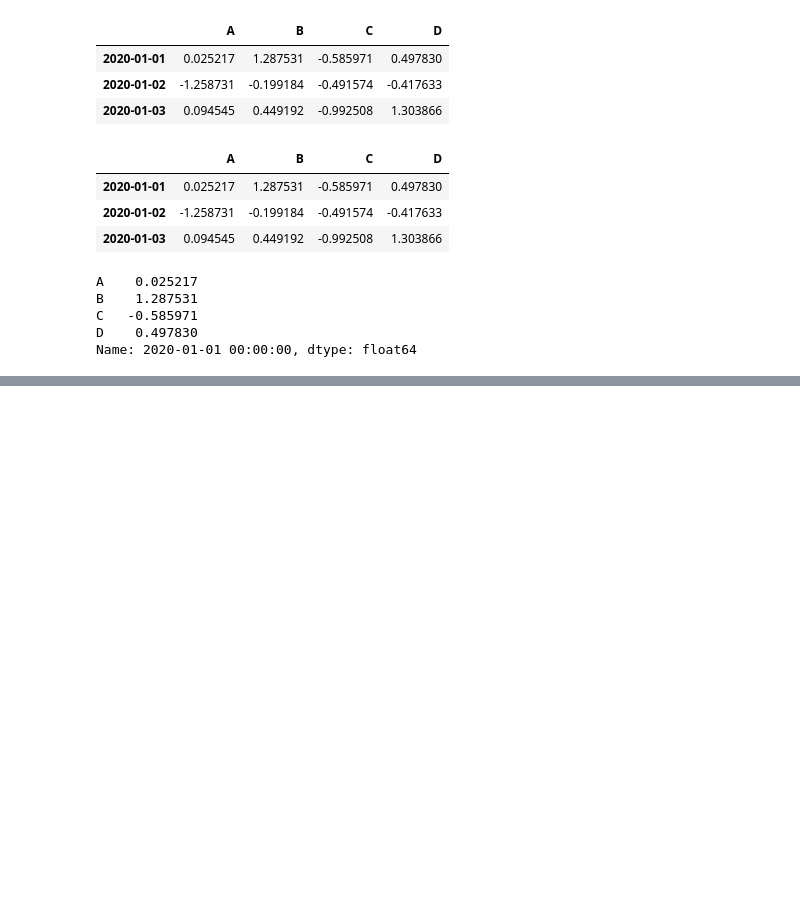
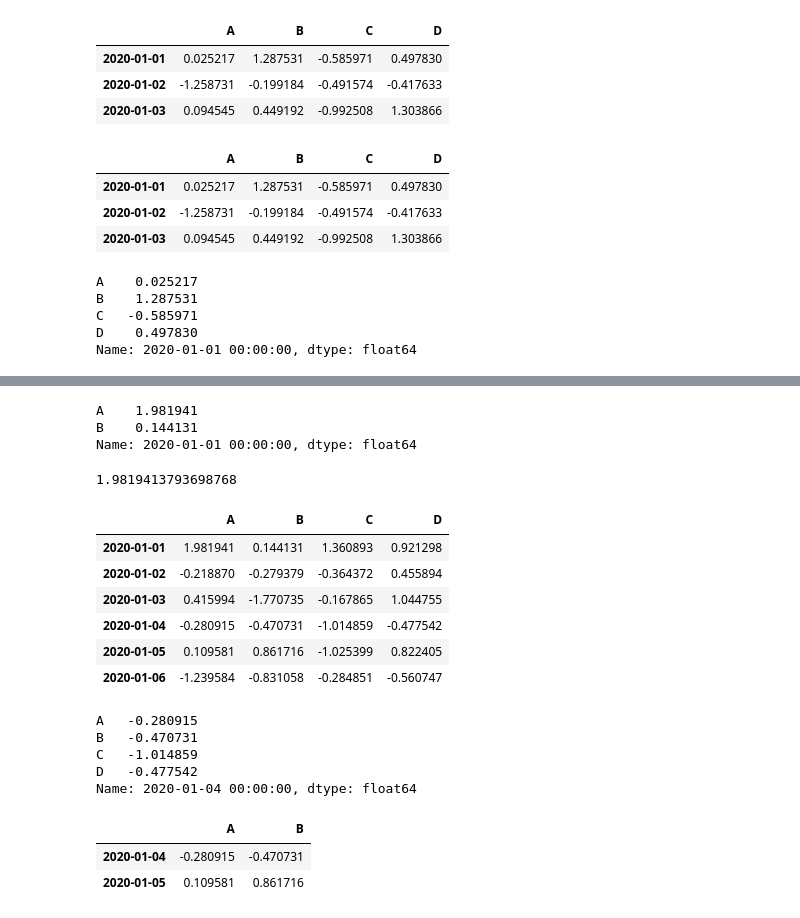
Before and after one commit to mattew8/Pandas_with_jupyter, a Jupyter notebook: pandas 기초.ipynb, the cells around one changed output, grey strips where cells are left out. Cells and saved outputs as stored; diff of their text form; code cells hidden in the pictures; blank space fills up the shorter version.

```diff
--- a/pandas 기초.ipynb
+++ b/pandas 기초.ipynb
@@ -177,0 +178,40 @@ df.loc[:,['A','B']]
+# %%
+df.loc['20200101',['A','B']]
+# 단일 차원 객체 반환
+# %% [output]
+A    1.981941
+B    0.144131
+Name: 2020-01-01 00:00:00, dtype: float64
+# %%
+df.loc[dates[0],'A']
+# 스칼라값(하나의 값인듯)
+# = df.at[dates[0],'A'] (<- 더 빠른 연산 O)
+# %% [output]
+1.9819413793698768
+# %%
+df
+# %% [output]
+|  | A | B | C | D |
+| 2020-01-01 | 1.981941 | 0.144131 | 1.360893 | 0.921298 |
+| 2020-01-02 | -0.218870 | -0.279379 | -0.364372 | 0.455894 |
+| 2020-01-03 | 0.415994 | -1.770735 | -0.167865 | 1.044755 |
+| 2020-01-04 | -0.280915 | -0.470731 | -1.014859 | -0.477542 |
+| 2020-01-05 | 0.109581 | 0.861716 | -1.025399 | 0.822405 |
+| 2020-01-06 | -1.239584 | -0.831058 | -0.284851 | -0.560747 |
+# %%
+df.iloc[3]
+# 위치로 선택 -> 넘겨받은 위치(3번째줄)를 기준으로 선택
+# %% [output]
+A   -0.280915
+B   -0.470731
+C   -1.014859
+D   -0.477542
+Name: 2020-01-04 00:00:00, dtype: float64
+# %%
+df.iloc[3:5,0:2]
+# 3:5 -> 3~4! (맨 마지막은 포함X)
+# 0:2 -> 마찬가지
+# %% [output]
+|  | A | B |
+| 2020-01-04 | -0.280915 | -0.470731 |
+| 2020-01-05 | 0.109581 | 0.861716 |
```
Also changed, not shown: parts of 16 cells of this notebook.
